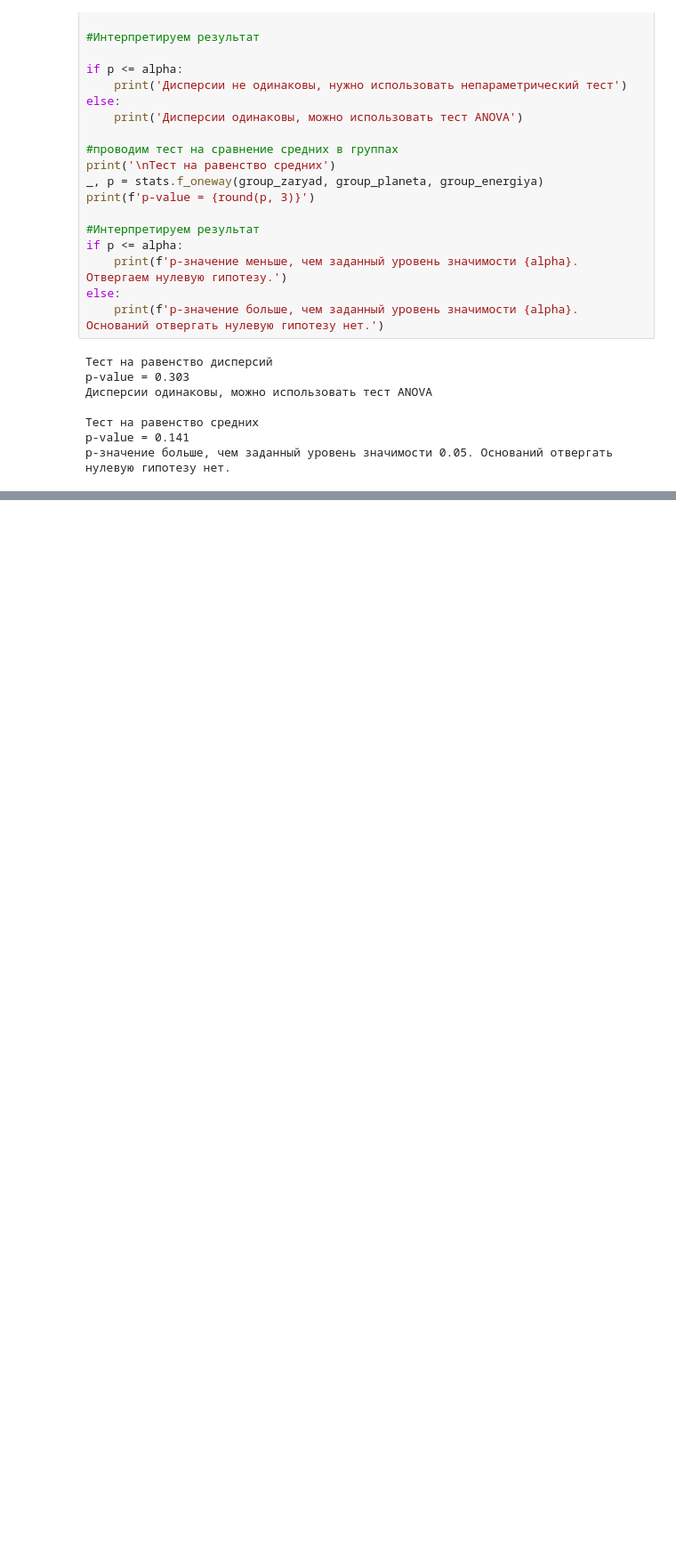
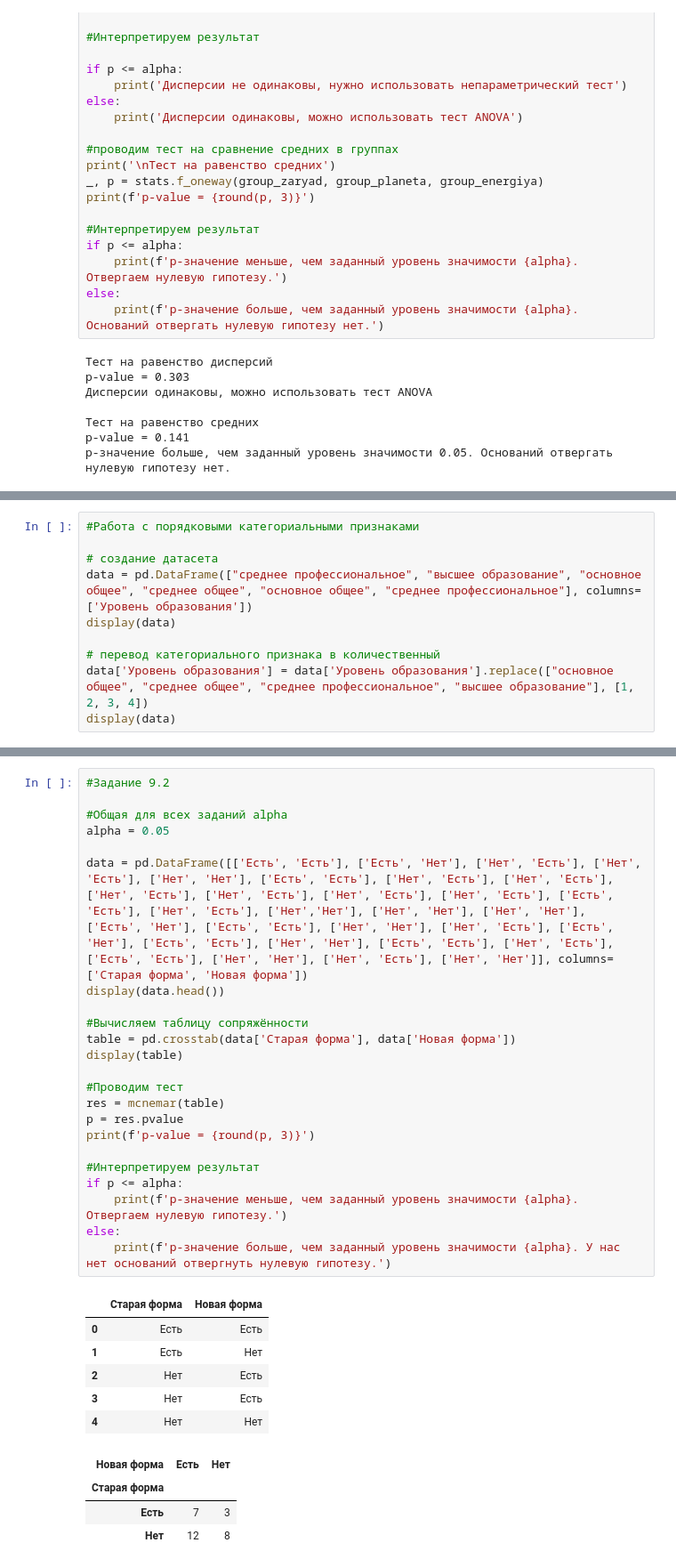
Before and after one commit to Elancinos/SF_DS_COURSE, a Jupyter notebook: Studies/EDA-4/EDA-4.ipynb, the cells around one changed output, grey strips where cells are left out. Shown at 89% size. Saved outputs shown, nothing was run; the diff lists cells and outputs as text; blank space fills up the shorter version.

```diff
--- a/Studies/EDA-4/EDA-4.ipynb
+++ b/Studies/EDA-4/EDA-4.ipynb
@@ -240,0 +555,10 @@ p-значение меньше, чем заданный уровень знач
+# %%
+#Работа с порядковыми категориальными признаками
+
+# создание датасета
+data = pd.DataFrame(["среднее профессиональное", "высшее образование", "основное общее", "среднее общее", "основное общее", "среднее профессиональное"], columns=['Уровень образования'])
+display(data)
+
+# перевод категориального признака в количественный
+data['Уровень образования'] = data['Уровень образования'].replace(["основное общее", "среднее общее", "среднее профессиональное", "высшее образование"], [1, 2, 3, 4])
+display(data)
@@ -240,0 +580,34 @@ p-значение меньше, чем заданный уровень знач
+# %%
+#Задание 9.2
+
+#Общая для всех заданий alpha
+alpha = 0.05
+
+data = pd.DataFrame([['Есть', 'Есть'], ['Есть', 'Нет'], ['Нет', 'Есть'], ['Нет', 'Есть'], ['Нет', 'Нет'], ['Есть', 'Есть'], ['Нет', 'Есть'], ['Нет', 'Есть'], ['Нет', 'Есть'], ['Нет', 'Есть'], ['Нет', 'Есть'], ['Нет', 'Есть'], ['Есть', 'Есть'], ['Нет', 'Есть'], ['Нет','Нет'], ['Нет', 'Нет'], ['Нет', 'Нет'], ['Есть', 'Нет'], ['Есть', 'Есть'], ['Нет', 'Нет'], ['Нет', 'Есть'], ['Есть', 'Нет'], ['Есть', 'Есть'], ['Нет', 'Нет'], ['Есть', 'Есть'], ['Нет', 'Есть'], ['Есть', 'Есть'], ['Нет', 'Нет'], ['Нет', 'Есть'], ['Нет', 'Нет']], columns=['Старая форма', 'Новая форма'])
+display(data.head())
+
+#Вычисляем таблицу сопряжённости
+table = pd.crosstab(data['Старая форма'], data['Новая форма'])
+display(table)
+
+#Проводим тест
+res = mcnemar(table)
+p = res.pvalue
+print(f'p-value = {round(p, 3)}')
+
+#Интерпретируем результат
+if p <= alpha:
+    print(f'p-значение меньше, чем заданный уровень значимости {alpha}. Отвергаем нулевую гипотезу.')
+else:
+    print(f'p-значение больше, чем заданный уровень значимости {alpha}. У нас нет оснований отвергнуть нулевую гипотезу.')
+# %% [output]
+|  | Старая форма | Новая форма |
+| 0 | Есть | Есть |
+| 1 | Есть | Нет |
+| 2 | Нет | Есть |
+| 3 | Нет | Есть |
+| 4 | Нет | Нет |
+| Новая форма | Есть | Нет |
+| Старая форма |  |  |
+| Есть | 7 | 3 |
+| Нет | 12 | 8 |
```
Also changed, not shown: parts of 18 cells of this notebook.
